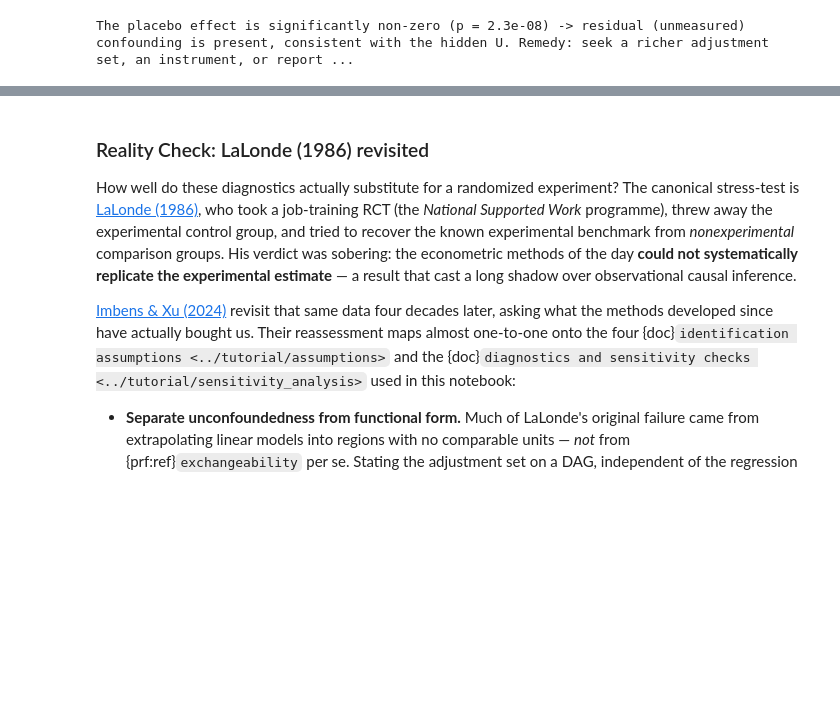
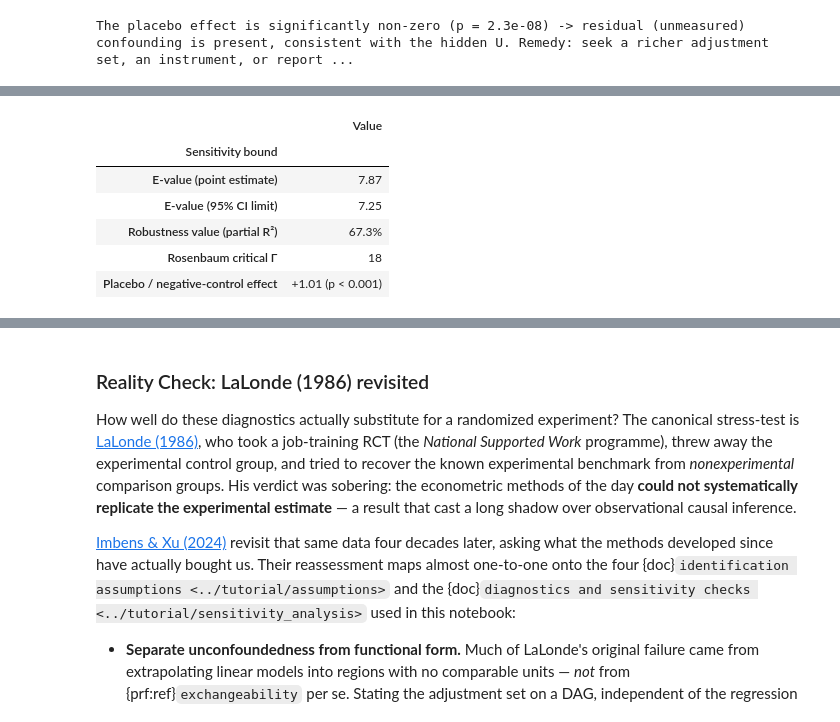
Before and after one commit to actuarial-data-science/ActuarialCausalInference, a Jupyter notebook: application/observational_data.ipynb, the cells around one changed output, grey strips where cells are left out. Saved outputs shown, nothing was run; the diff lists cells and outputs as text; code cells hidden in the pictures; blank space fills up the shorter version.

```diff
--- a/application/observational_data.ipynb
+++ b/application/observational_data.ipynb
@@ -896,0 +848,32 @@ ACTUARIAL BOTTOM LINE
+# %%
+# Sensitivity bounds: how much unobserved confounding the headline effect could
+# absorb before it breaks. Kept to two short columns; the reading follows below.
+gamma_txt = (f"\u2265 {gammas[-1]:.0f} (censored)" if critical_gamma is None
+             else f"{critical_gamma:.0f}")
+placebo_p = "< 0.001" if placebo['p'] < 0.001 else f"= {placebo['p']:.3f}"
+
+bounds = pd.DataFrame({
+    'Sensitivity bound': [
+        'E-value (point estimate)',
+        'E-value (95% CI limit)',
+        'Robustness value (partial R\u00b2)',
+        'Rosenbaum critical \u0393',
+        'Placebo / negative-control effect',
+    ],
+    'Value': [
+        f"{ev['e_value']:.2f}",
+        f"{ev['e_value_ci']:.2f}",
+        f"{rv:.1%}",
+        gamma_txt,
+        f"{placebo['coef']:+.2f} (p {placebo_p})",
+    ],
+}).set_index('Sensitivity bound')
+bounds
+# %% [output]
+|  | Value |
+| Sensitivity bound |  |
+| E-value (point estimate) | 7.87 |
+| E-value (95% CI limit) | 7.25 |
+| Robustness value (partial R²) | 67.3% |
+| Rosenbaum critical Γ | 18 |
+| Placebo / negative-control effect | +1.01 (p < 0.001) |
```
Also changed, not shown: parts of 6 cells of this notebook, 2 other files.
